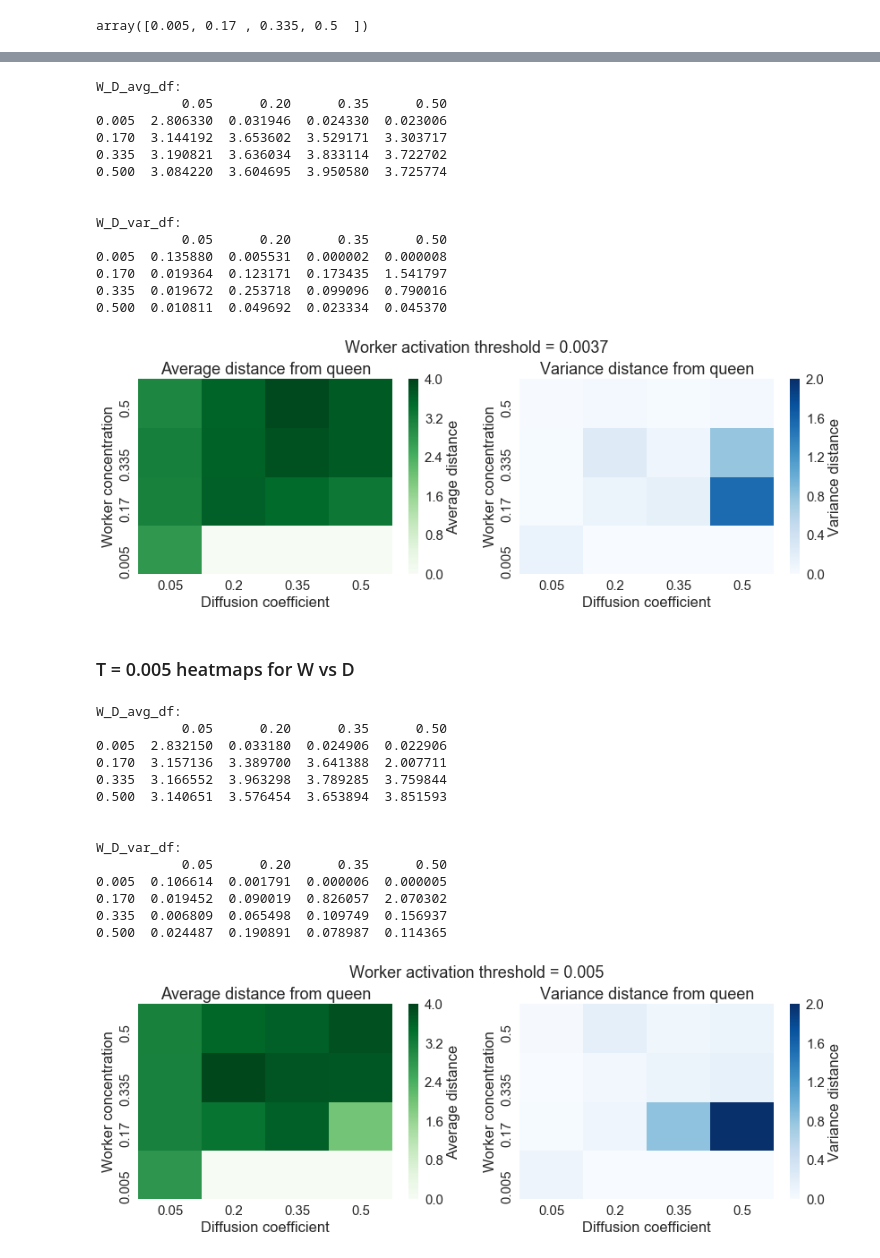
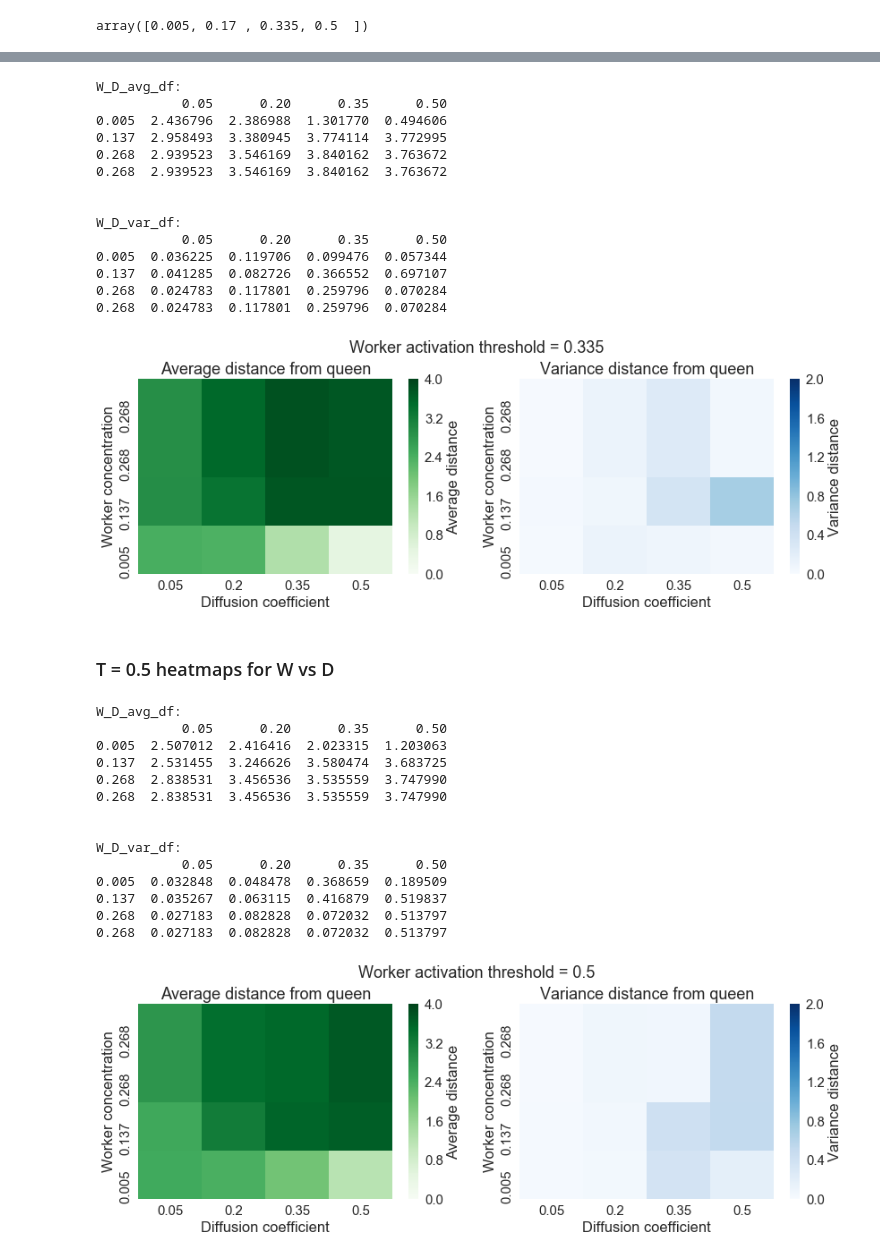
Before and after one commit to dieumynguyen/bee_communication, a Jupyter notebook: plot_param_heatmaps.ipynb, the cells around one changed output, grey strips where cells are left out. Saved outputs shown, nothing was run; the diff lists cells and outputs as text; code cells hidden in the pictures.

Commit message:
update plot_param_heatmaps

```diff
--- a/plot_param_heatmaps.ipynb
+++ b/plot_param_heatmaps.ipynb
@@ -152,8 +156,17 @@ def get_dataframe(json_list, param_1, list_1, param_2, list_2, avg_or_var, index
             # print(key, type(key))
             data[key] = vals_list[i]
 
+    # Truncate labels in index_array
+    new_index_array = []
+    for j, label in enumerate(index_array):
+        if len(str(label)) >= 5:
+            new_index_array.append("{0:.3f}".format(label))
+        else:
+            new_index_array.append(label)
+
+
     # Turn into dataframe
-    df = pd.DataFrame(data, index=[index_array])
+    df = pd.DataFrame(data, index=[new_index_array])
 
     return df
 # %% [markdown]
@@ -284,8 +297,8 @@ array([0.005, 0.17 , 0.335, 0.5  ])
 # %%
 # Get names of all json's for a single T value - do this 4 times - each T has 16 files
 
-jsons_T_1 = list(map(lambda x : x.split("/")[-1], glob2.glob("avg_distance_data/*T{}.json".format(worker_bee_thresholds[0]))))
-jsons_T_2 = list(map(lambda x : x.split("/")[-1], glob2.glob("avg_distance_data/*T{}.json".format(worker_bee_thresholds[1]))))
-jsons_T_3 = list(map(lambda x : x.split("/")[-1], glob2.glob("avg_distance_data/*T{}.json".format(worker_bee_thresholds[2]))))
-jsons_T_4 = list(map(lambda x : x.split("/")[-1], glob2.glob("avg_distance_data/*T{}.json".format(worker_bee_thresholds[3]))))
+jsons_T_1 = list(map(lambda x : x.split("/")[-1], glob2.glob("avg_distance_data/*T{}*.json".format(worker_bee_thresholds[0]))))
+jsons_T_2 = list(map(lambda x : x.split("/")[-1], glob2.glob("avg_distance_data/*T{}*.json".format(worker_bee_thresholds[1]))))
+jsons_T_3 = list(map(lambda x : x.split("/")[-1], glob2.glob("avg_distance_data/*T{}*.json".format(worker_bee_thresholds[2]))))
+jsons_T_4 = list(map(lambda x : x.split("/")[-1], glob2.glob("avg_distance_data/*T{}*.json".format(worker_bee_thresholds[3]))))
 # %%
@@ -388,25 +401,25 @@ print("\n")
 # %% [output]
 W_D_avg_df:
            0.05      0.20      0.35      0.50
-0.005  2.806330  0.031946  0.024330  0.023006
-0.170  3.144192  3.653602  3.529171  3.303717
-0.335  3.190821  3.636034  3.833114  3.722702
-0.500  3.084220  3.604695  3.950580  3.725774
+0.005  2.436796  2.386988  1.301770  0.494606
+0.137  2.958493  3.380945  3.774114  3.772995
+0.268  2.939523  3.546169  3.840162  3.763672
+0.268  2.939523  3.546169  3.840162  3.763672
 
 
 W_D_var_df:
            0.05      0.20      0.35      0.50
-0.005  0.135880  0.005531  0.000002  0.000008
-0.170  0.019364  0.123171  0.173435  1.541797
-0.335  0.019672  0.253718  0.099096  0.790016
-0.500  0.010811  0.049692  0.023334  0.045370
+0.005  0.036225  0.119706  0.099476  0.057344
+0.137  0.041285  0.082726  0.366552  0.697107
+0.268  0.024783  0.117801  0.259796  0.070284
+0.268  0.024783  0.117801  0.259796  0.070284
 # %%
 plot_heatmap(W_D_avg_df_4, W_D_var_df_4, 'Diffusion coefficient', 'Worker concentration',
-             "Threshold_0.0037_Worker_Coefficient", 0.0037)
+             "Threshold0.335_Worker_Coefficient", 0.335)
 # %% [output]
-[figure, old version]
+[figure, new version]
 # %% [markdown]
-### T = 0.005 heatmaps for W vs D
+### T = 0.5 heatmaps for W vs D
 # %%
 W_D_avg_df_5 = get_dataframe(jsons_T_4, "W", worker_bee_concentrations, "D", diffusion_coefficients, "avg", worker_bee_concentrations)
 print("W_D_avg_df:")
@@ -420,20 +433,20 @@ print("\n")
 # %% [output]
 W_D_avg_df:
            0.05      0.20      0.35      0.50
-0.005  2.832150  0.033180  0.024906  0.022906
-0.170  3.157136  3.389700  3.641388  2.007711
-0.335  3.166552  3.963298  3.789285  3.759844
-0.500  3.140651  3.576454  3.653894  3.851593
+0.005  2.507012  2.416416  2.023315  1.203063
+0.137  2.531455  3.246626  3.580474  3.683725
+0.268  2.838531  3.456536  3.535559  3.747990
+0.268  2.838531  3.456536  3.535559  3.747990
 
 
 W_D_var_df:
            0.05      0.20      0.35      0.50
-0.005  0.106614  0.001791  0.000006  0.000005
-0.170  0.019452  0.090019  0.826057  2.070302
-0.335  0.006809  0.065498  0.109749  0.156937
-0.500  0.024487  0.190891  0.078987  0.114365
+0.005  0.032848  0.048478  0.368659  0.189509
+0.137  0.035267  0.063115  0.416879  0.519837
+0.268  0.027183  0.082828  0.072032  0.513797
+0.268  0.027183  0.082828  0.072032  0.513797
 # %%
 plot_heatmap(W_D_avg_df_5, W_D_var_df_5, 'Diffusion coefficient', 'Worker concentration',
-             "Threshold_0.005_Worker_Coefficient", 0.005)
+             "Threshold0.5_Worker_Coefficient", 0.5)
 # %% [output]
-[figure, old version]
+[figure, new version]
```
Also changed, not shown: parts of 9 cells of this notebook.
